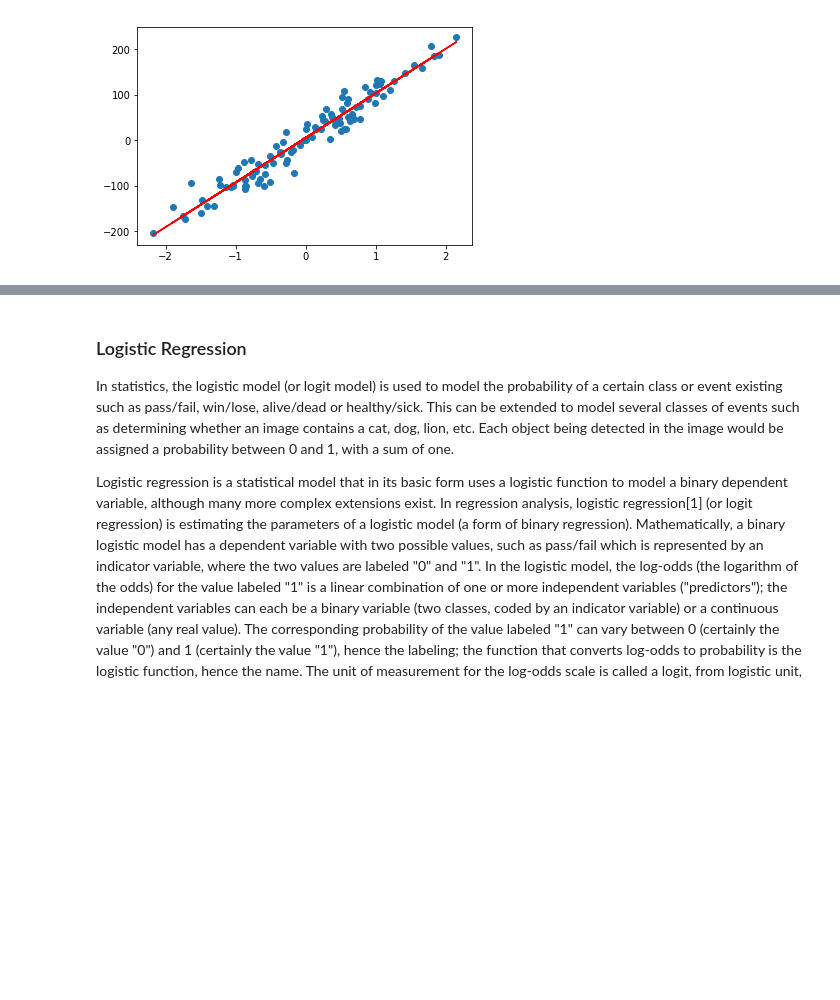
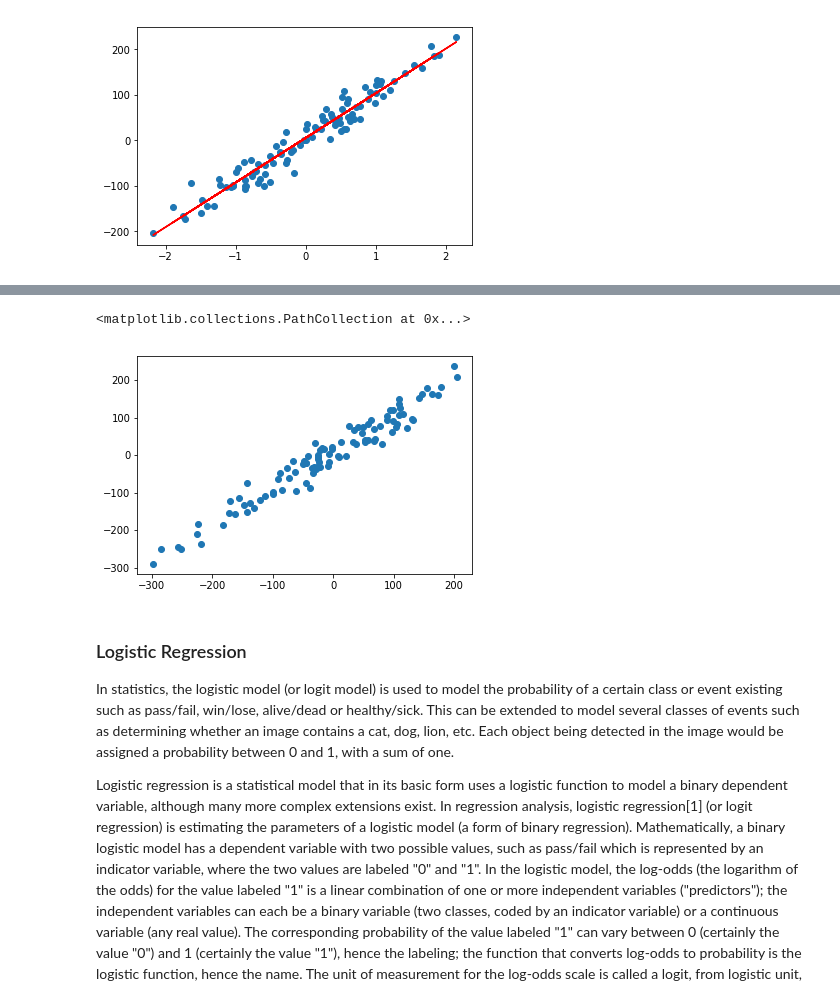
Before and after one commit to kevinclee26/nebula_ds, a Jupyter notebook: class_d7/regression_analysis.ipynb, the cells around one changed output, grey strips where cells are left out. Drawn from its saved outputs; the diff is of its cells as text; code cells hidden in the pictures; blank space fills up the shorter version.

```diff
--- a/class_d7/regression_analysis.ipynb
+++ b/class_d7/regression_analysis.ipynb
@@ -57,3 +76,14 @@ x, y=make_regression(n_features=2, noise=25, n_samples=100)
+# %%
+from sklearn import linear_model
+lm=linear_model.LinearRegression()
+lm.fit(x, y)
+lm.intercept_
+m_1, m_2=lm.coef_
+residuals=x_1*m_1+x_2*m_2+b
+plt.scatter(y, residuals)
+# %% [output]
+<matplotlib.collections.PathCollection at 0x...>
+[figure, added]
 # %% [markdown]
 ### Logistic Regression
 In statistics, the logistic model (or logit model) is used to model the probability of a certain class or event existing such as pass/fail, win/lose, alive/dead or healthy/sick. This can be extended to model several classes of events such as determining whether an image contains a cat, dog, lion, etc. Each object being detected in the image would be assigned a probability between 0 and 1, with a sum of one.
```
Also changed, not shown: parts of 6 cells of this notebook, 3 other files.
